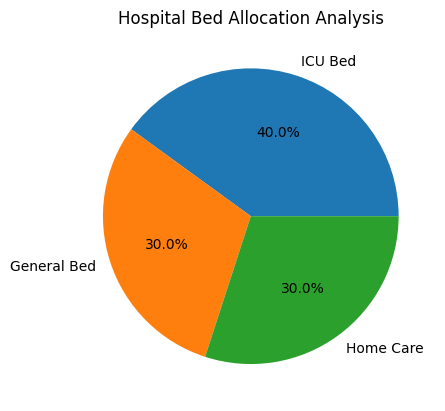
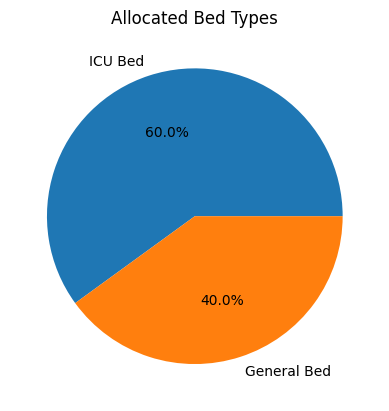
The notebook cell's code change between the first figure and the second:
--- before
+++ after
@@ -16,36 +16,56 @@
 df = pd.DataFrame(data)
 
-bed_required = []
+prescription = []
 
 for i in range(len(df)):
 
-    if df["Condition"][i] == "Critical" or df["Oxygen"][i] < 85:
-        bed_required.append("ICU Bed")
+    if df["Condition"][i] == "Critical" and df["Oxygen"][i] < 85:
+        prescription.append("ICU Bed")
 
-    elif df["Condition"][i] == "Serious" or df["Oxygen"][i] <= 92:
-        bed_required.append("General Bed")
+    elif df["Condition"][i] == "Serious" and df["Oxygen"][i] <= 92:
+        prescription.append("General Bed")
 
     else:
-        bed_required.append("Home Care")
+        prescription.append("Home Care")
 
-df["Prescription"] = bed_required
+df["Prescription"] = prescription
 
-print(df)
+available_beds = 5
 
-print("\nPrescription Analysis\n")
+allocated = []
+
+print("Patients Allocated Beds\n")
+
+count = 0
 
 for i in range(len(df)):
-    print(df["Name"][i], "->", df["Prescription"][i])
 
-counts = df["Prescription"].value_counts()
+    if count < available_beds:
 
+        if df["Prescription"][i] != "Home Care":
+
+            print(df["Name"][i], "->", df["Prescription"][i])
+
+            allocated.append(df["Prescription"][i])
+
+            count += 1
+
+print("\nPatients Waiting\n")
+
+for i in range(len(df)):
+
+    if df["Prescription"][i] == "Home Care":
+
+        print(df["Name"][i], "-> Waiting")
+
+counts = pd.Series(allocated).value_counts()
 
 plt.pie(counts.values, labels=counts.index, autopct="%1.1f%%")
-plt.title("Hospital Bed Allocation Analysis")
+plt.title("Allocated Bed Types")
 plt.show()
 
 plt.bar(counts.index, counts.values)
-plt.xlabel("Prescription Type")
-plt.ylabel("Number of Patients")
-plt.title("Hospital Bed Allocation Analysis")
+plt.xlabel("Bed Type")
+plt.ylabel("Allocated Patients")
+plt.title("Allocated Beds Analysis")
 plt.show()

Commit: Created using Colab